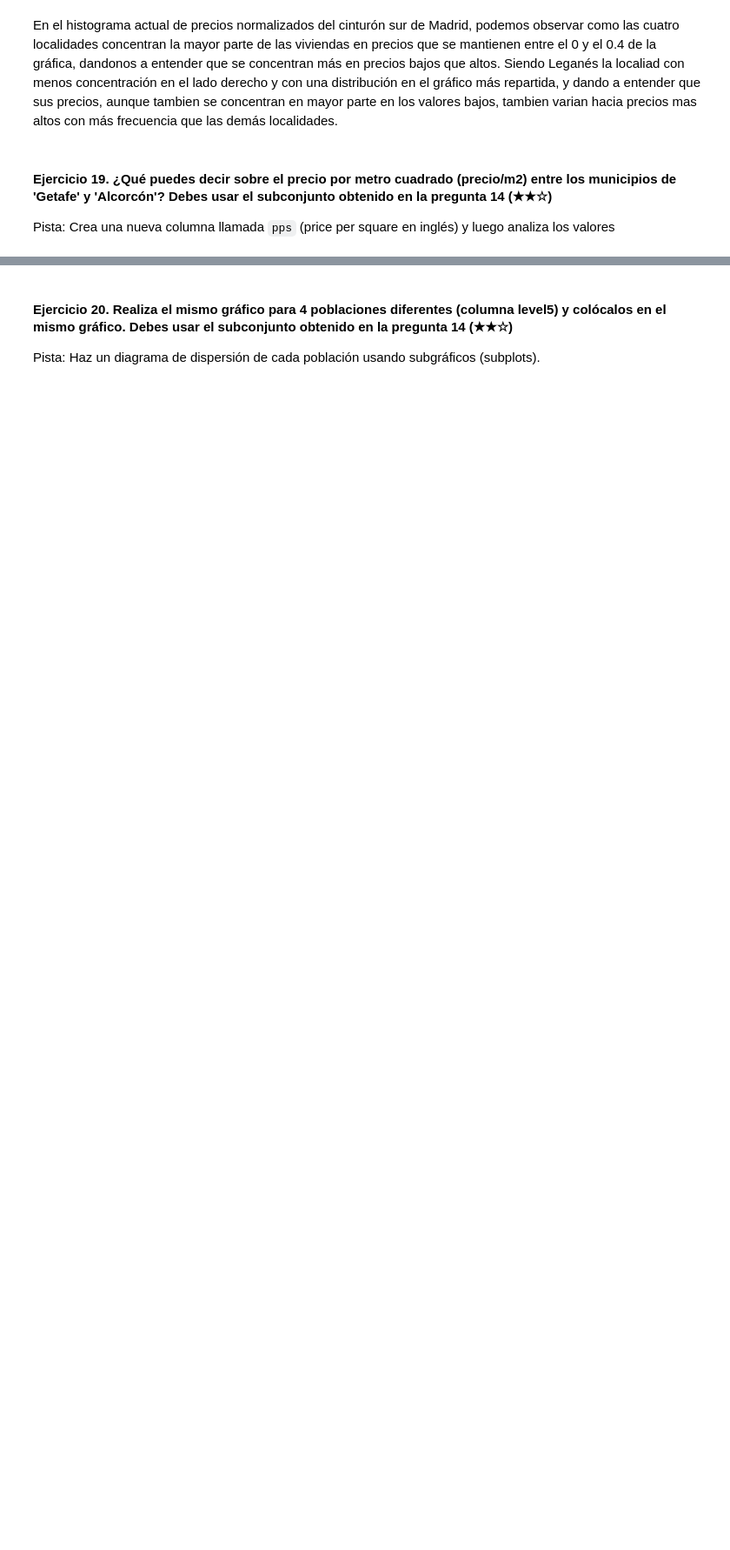
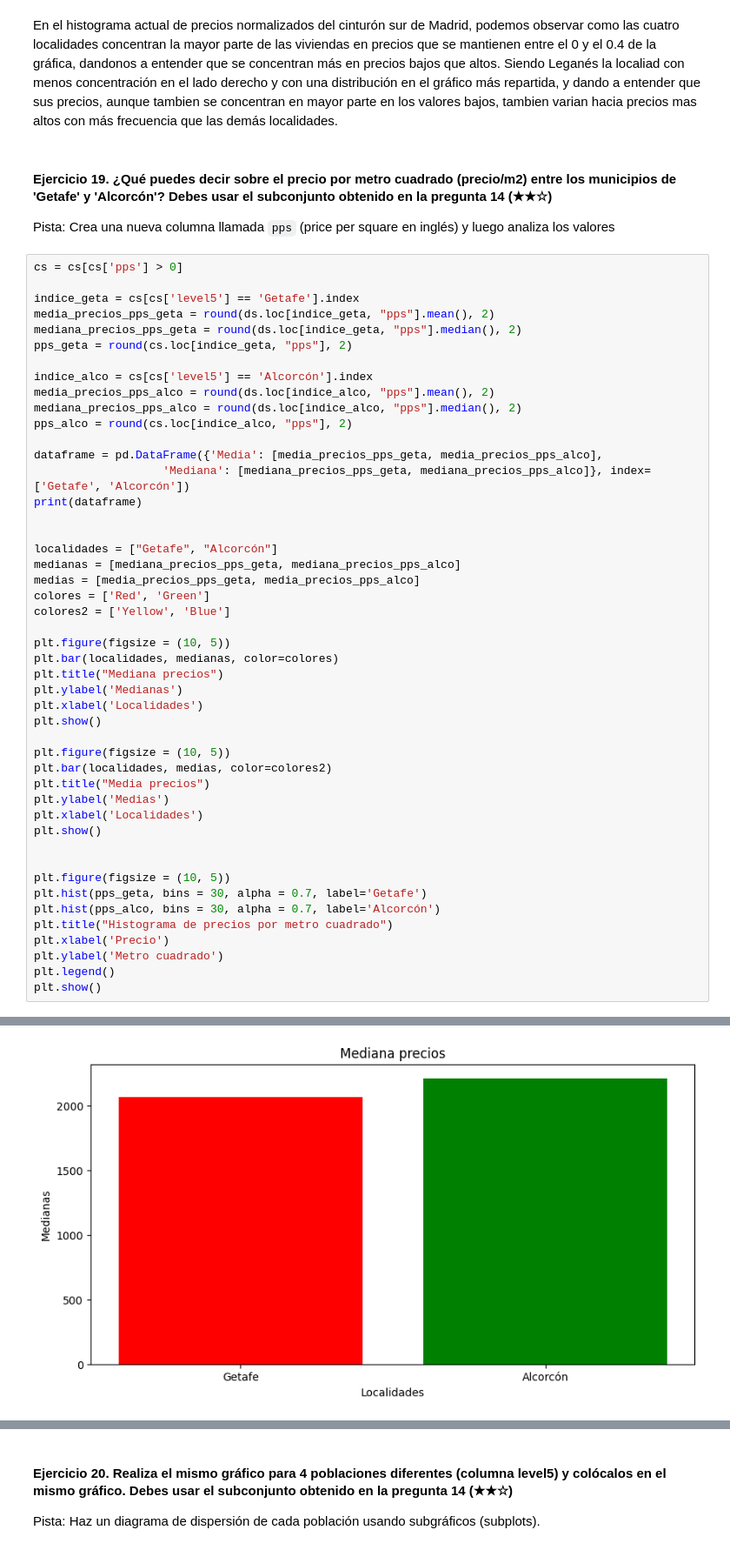
Before and after one commit to 4GeeksAcademy/Proyecto_1_realestate-datacleanup-exercise, a Jupyter notebook: project.es.ipynb, the cells around one changed output, grey strips where cells are left out. Shown: that part at 87% size. Saved outputs shown, nothing was run; the diff lists cells and outputs as text; blank space fills up the shorter version.

```diff
--- a/project.es.ipynb
+++ b/project.es.ipynb
@@ -372,3 +368,51 @@ En el histograma actual de precios normalizados del cinturón sur de Madrid, pod
 #### Ejercicio 19. ¿Qué puedes decir sobre el precio por metro cuadrado (precio/m2) entre los municipios de 'Getafe' y 'Alcorcón'? Debes usar el subconjunto obtenido en la pregunta 14 (★★☆)
 
 Pista: Crea una nueva columna llamada `pps` (price per square en inglés) y luego analiza los valores
+# %%
+cs = cs[cs['pps'] > 0]
+
+indice_geta = cs[cs['level5'] == 'Getafe'].index
+media_precios_pps_geta = round(ds.loc[indice_geta, "pps"].mean(), 2)
+mediana_precios_pps_geta = round(ds.loc[indice_geta, "pps"].median(), 2)
+pps_geta = round(cs.loc[indice_geta, "pps"], 2)
+
+indice_alco = cs[cs['level5'] == 'Alcorcón'].index
+media_precios_pps_alco = round(ds.loc[indice_alco, "pps"].mean(), 2)
+mediana_precios_pps_alco = round(ds.loc[indice_alco, "pps"].median(), 2)
+pps_alco = round(cs.loc[indice_alco, "pps"], 2)
+
+dataframe = pd.DataFrame({'Media': [media_precios_pps_geta, media_precios_pps_alco],
+                   'Mediana': [mediana_precios_pps_geta, mediana_precios_pps_alco]}, index= ['Getafe', 'Alcorcón'])
+print(dataframe)
+
+
+localidades = ["Getafe", "Alcorcón"]
+medianas = [mediana_precios_pps_geta, mediana_precios_pps_alco]
+medias = [media_precios_pps_geta, media_precios_pps_alco]
+colores = ['Red', 'Green']
+colores2 = ['Yellow', 'Blue']
+
+plt.figure(figsize = (10, 5))
+plt.bar(localidades, medianas, color=colores)
+plt.title("Mediana precios")
+plt.ylabel('Medianas')
+plt.xlabel('Localidades')
+plt.show()
+
+plt.figure(figsize = (10, 5))
+plt.bar(localidades, medias, color=colores2)
+plt.title("Media precios")
+plt.ylabel('Medias')
+plt.xlabel('Localidades')
+plt.show()
+
+
+plt.figure(figsize = (10, 5))
+plt.hist(pps_geta, bins = 30, alpha = 0.7, label='Getafe')
+plt.hist(pps_alco, bins = 30, alpha = 0.7, label='Alcorcón')
+plt.title("Histograma de precios por metro cuadrado")
+plt.xlabel('Precio')
+plt.ylabel('Metro cuadrado')
+plt.legend()
+plt.show()
+# %% [output]
@@ -374,0 +422 @@ Pista: Crea una nueva columna llamada `pps` (price per square en inglés) y lueg
+[figure, added]
```
Also changed, not shown: parts of 3 cells of this notebook.
